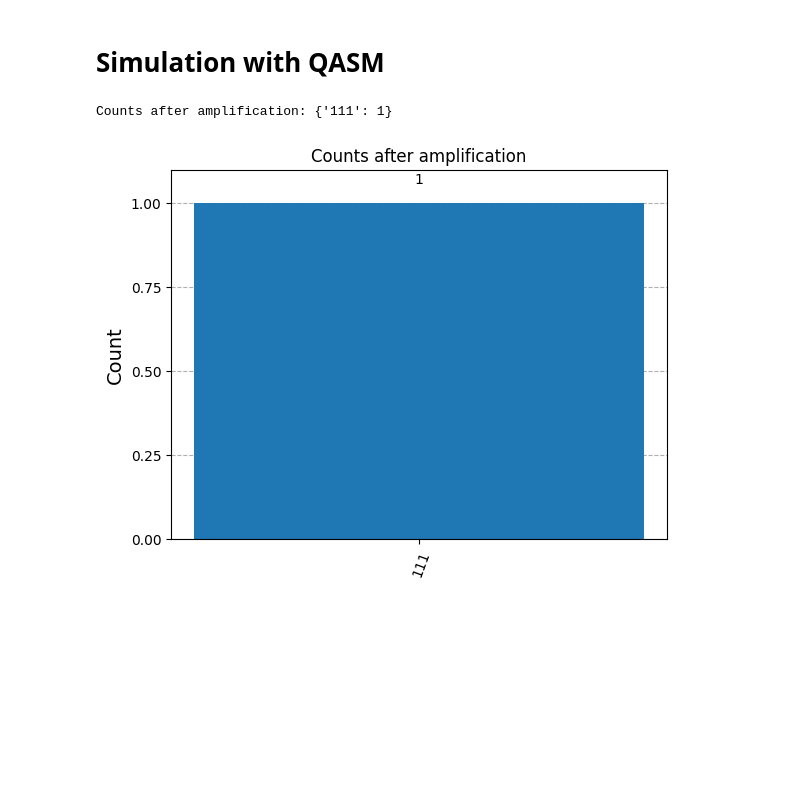
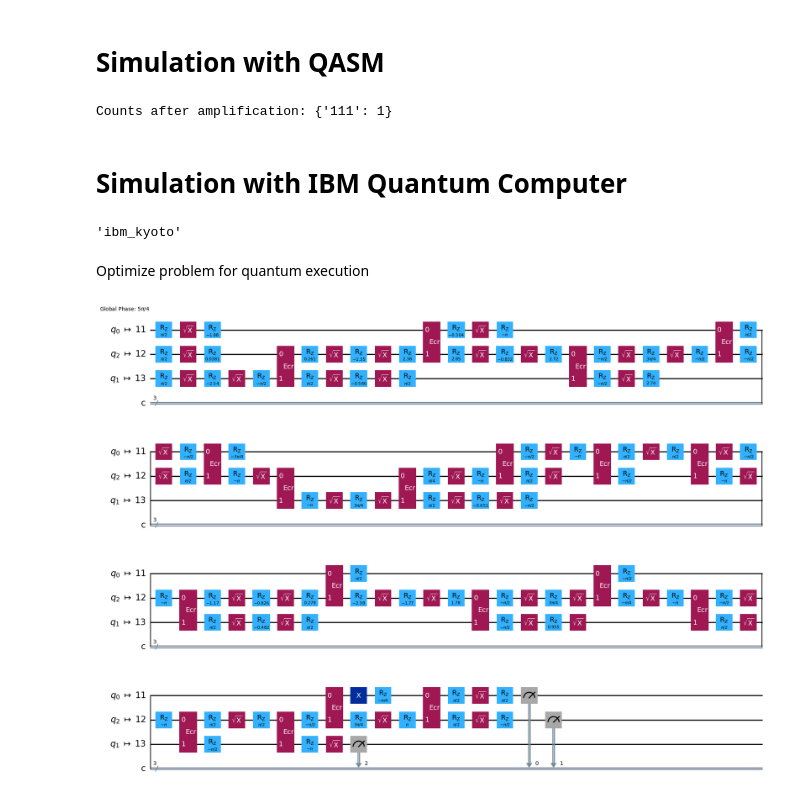
Before and after one commit to denpalrius/grovers-algorithm, a Jupyter notebook: grovers_3_qubits.ipynb, the cells around one changed output. Saved outputs shown, nothing was run; the diff lists cells and outputs as text; code cells hidden in the pictures; blank space fills up the shorter version.

Commit message:
Added simulation by IBM computer

```diff
--- a/grovers_3_qubits.ipynb
+++ b/grovers_3_qubits.ipynb
@@ -145,9 +147,30 @@ result = job.result()
 # Get the counts of the circuit
 counts_after = result.get_counts()
 print("Counts after amplification:", counts_after)
-
-# Plot the histogram after amplification
-plot_histogram(counts_after, title="Counts after amplification")
 # %% [output]
 Counts after amplification: {'111': 1}
-[figure, removed]
+# %% [markdown]
+# Simulation with IBM Quantum Computer
+# %%
+# To run on hardware
+service = QiskitRuntimeService(channel="ibm_quantum")
+
+# Select the backend with the fewest number of jobs in the queue
+backend = service.least_busy(operational=True, simulator=False)
+
+# Display the backend name
+backend.name
+# %% [output]
+'ibm_kyoto'
+# %% [markdown]
+Optimize problem for quantum execution
+# %%
+target = backend.target
+
+# Convert to an ISA circuit and layout-mapped observables.
+pm = generate_preset_pass_manager(target=target, optimization_level=3)
+
+circuit_isa = pm.run(gc)
+circuit_isa.draw(output="mpl", idle_wires=False, style="iqp")
+# %% [output]
+[figure, added]
```
Also changed, not shown: parts of 4 cells of this notebook, 1 other file.
